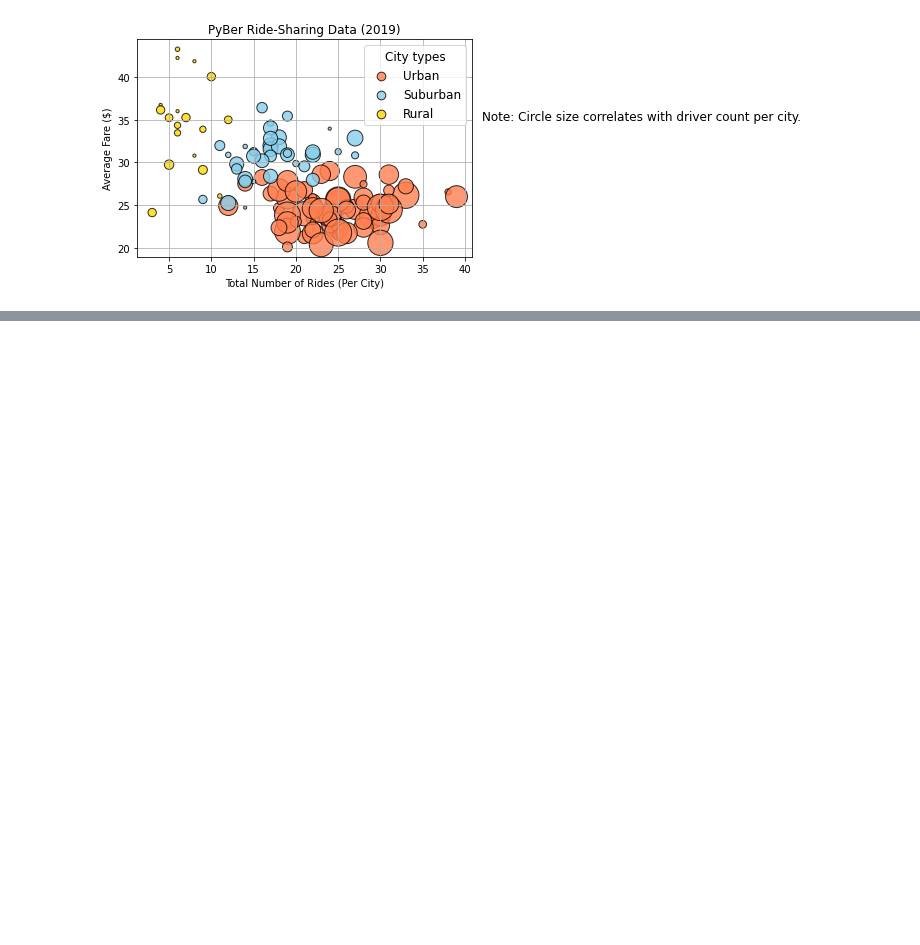
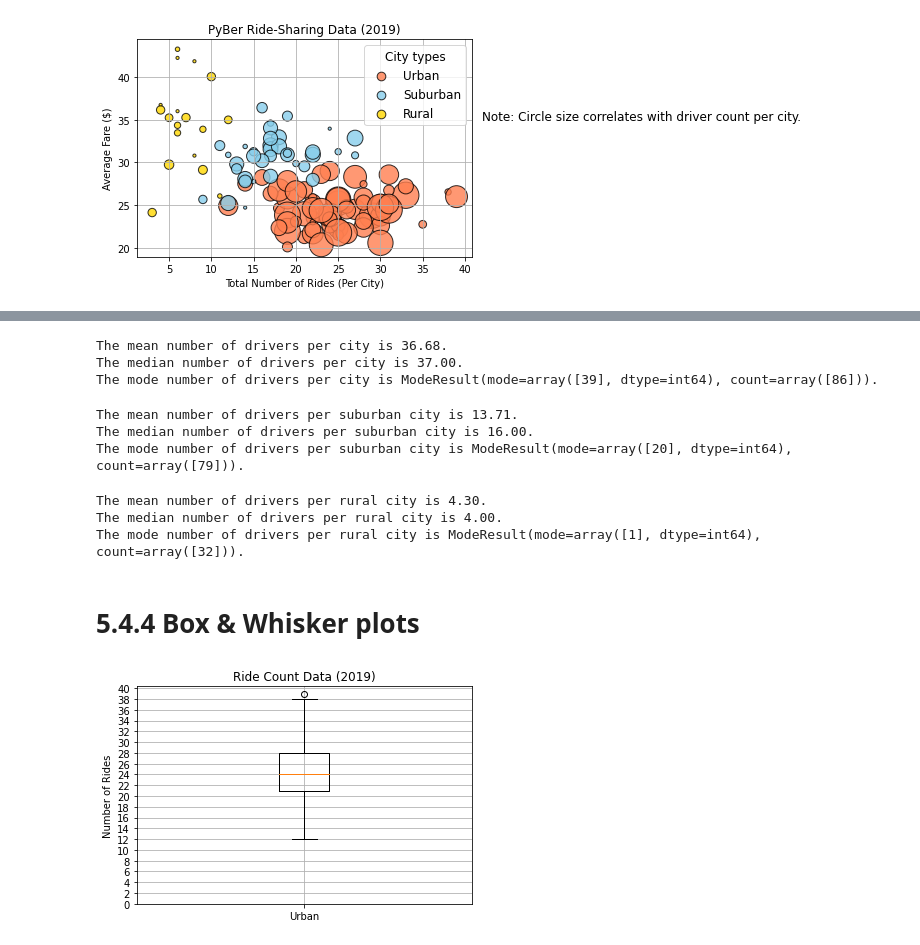
Before and after one commit to julianadvds/pyber_analysis, a Jupyter notebook: PyBer.ipynb, the cells around one changed output, grey strips where cells are left out. Drawn from its saved outputs; the diff is of its cells as text; code cells hidden in the pictures; blank space fills up the shorter version.

```diff
--- a/PyBer.ipynb
+++ b/PyBer.ipynb
@@ -234,0 +341,55 @@ plt.show()
+# %%
+mean_urban_drivers = np.mean(urban_drivers)
+print(f"The mean number of drivers per city is {mean_urban_drivers:.2f}.")
+
+median_urban_drivers = np.median(urban_drivers)
+print(f"The median number of drivers per city is {median_urban_drivers:.2f}.")
+
+mode_urban_drivers = sts.mode(urban_drivers)
+print(f"The mode number of drivers per city is {mode_urban_drivers}.")
+# %% [output]
+The mean number of drivers per city is 36.68.
+The median number of drivers per city is 37.00.
+The mode number of drivers per city is ModeResult(mode=array([39], dtype=int64), count=array([86])).
+# %%
+mean_suburban_drivers = np.mean(suburban_drivers)
+print(f"The mean number of drivers per suburban city is {mean_suburban_drivers:.2f}.")
+
+median_suburban_drivers = np.median(suburban_drivers)
+print(f"The median number of drivers per suburban city is {median_suburban_drivers:.2f}.")
+
+mode_suburban_drivers = sts.mode(suburban_drivers)
+print(f"The mode number of drivers per suburban city is {mode_suburban_drivers}.")
+# %% [output]
+The mean number of drivers per suburban city is 13.71.
+The median number of drivers per suburban city is 16.00.
+The mode number of drivers per suburban city is ModeResult(mode=array([20], dtype=int64), count=array([79])).
+# %%
+mean_rural_drivers = np.mean(rural_drivers)
+print(f"The mean number of drivers per rural city is {mean_rural_drivers:.2f}.")
+
+median_rural_drivers = np.median(rural_drivers)
+print(f"The median number of drivers per rural city is {median_rural_drivers:.2f}.")
+
+mode_rural_drivers = sts.mode(rural_drivers)
+print(f"The mode number of drivers per rural city is {mode_rural_drivers}.")
+# %% [output]
+The mean number of drivers per rural city is 4.30.
+The median number of drivers per rural city is 4.00.
+The mode number of drivers per rural city is ModeResult(mode=array([1], dtype=int64), count=array([32])).
+# %% [markdown]
+# 5.4.4 Box & Whisker plots
+# %%
+# create a box and whisker plot for urbn city ride count
+x_labels = ["Urban"]
+fig, ax = plt.subplots()
+ax.boxplot(urban_ride_count, labels=x_labels)
+
+#add the title, y-axis, grid
+ax.set_title('Ride Count Data (2019)')
+ax.set_ylabel('Number of Rides')
+ax.set_yticks(np.arange(0,41,step=2.0))
+ax.grid()
+plt.show()
+# %% [output]
+[figure, added]
```
Also changed, not shown: parts of 27 cells of this notebook, 4 other files.
